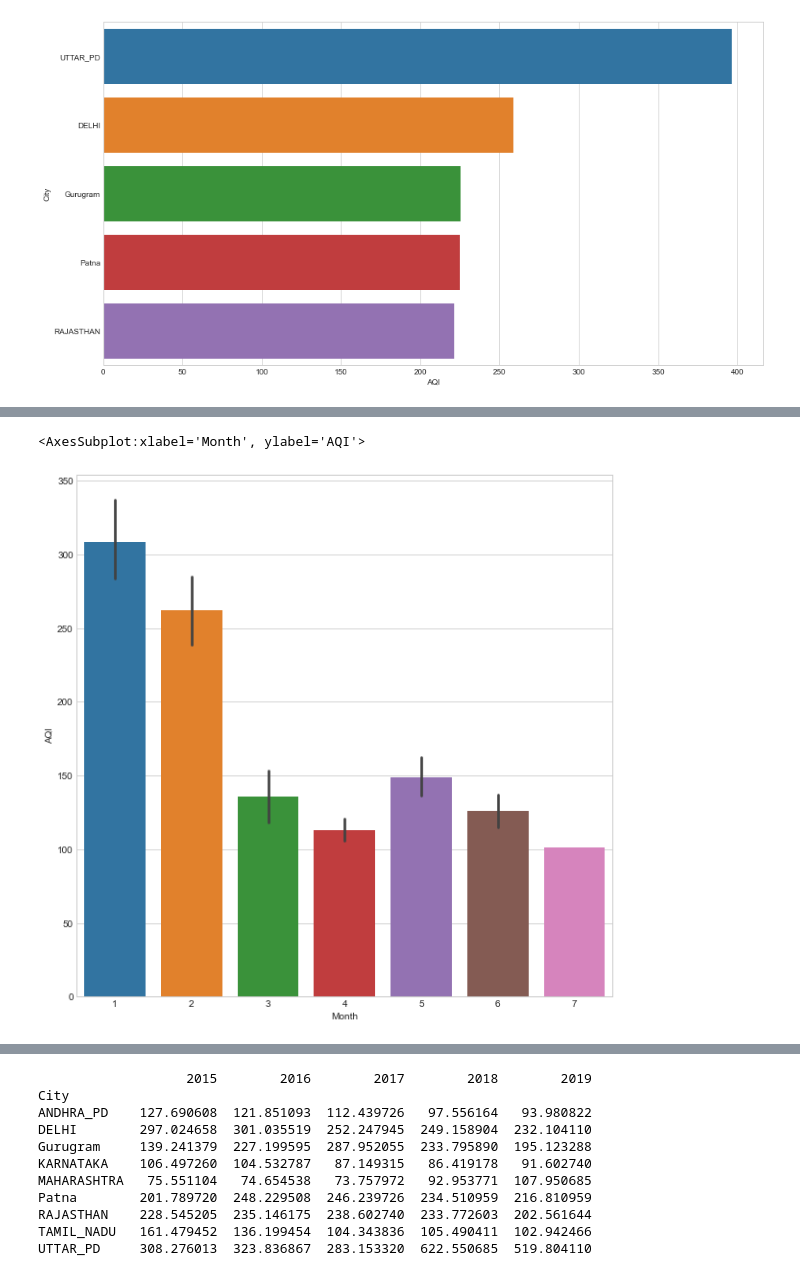
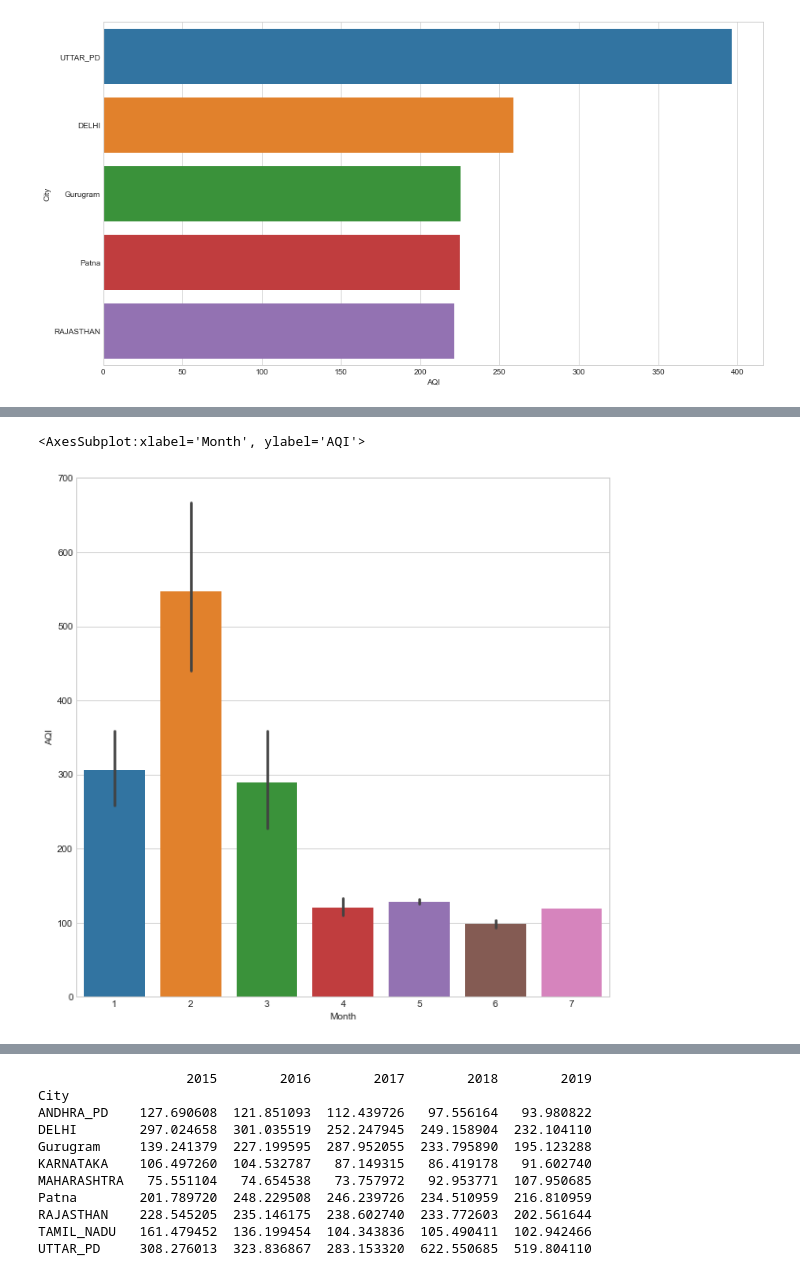
Before and after one commit to harisaisundhar/climate-malaria-canal, a Jupyter notebook: Air-poll/airpol.ipynb, the cells around one changed output, grey strips where cells are left out. Saved outputs shown, nothing was run; the diff lists cells and outputs as text; code cells hidden in the pictures.

```diff
--- a/Air-poll/airpol.ipynb
+++ b/Air-poll/airpol.ipynb
@@ -90,11 +90,11 @@ figs=sns.heatmap(df_data.corr(),annot=True,linewidths=1,linecolor='k',square=Tru
 # %%
-val=df_data[(df_data['City']=='DELHI') & (df_data['Year']=='2020')]
+val=df_data[(df_data['City']=='UTTAR_PD') & (df_data['Year']=='2020')]
 
 plt.figure(figsize=(10,10))
 sns.barplot(data=val,x='Month',y='AQI')
 # %% [output]
 <AxesSubplot:xlabel='Month', ylabel='AQI'>
-[figure, old version]
+[figure, new version]
 # %%
 max_p = df_data[['City', 'AQI', 'PM10', 'CO']].groupby(['City']).mean().sort_values(by = 'AQI', ascending = False)
 print(max_p)
```
Also changed, not shown: parts of 5 cells of this notebook, 8 other files.
